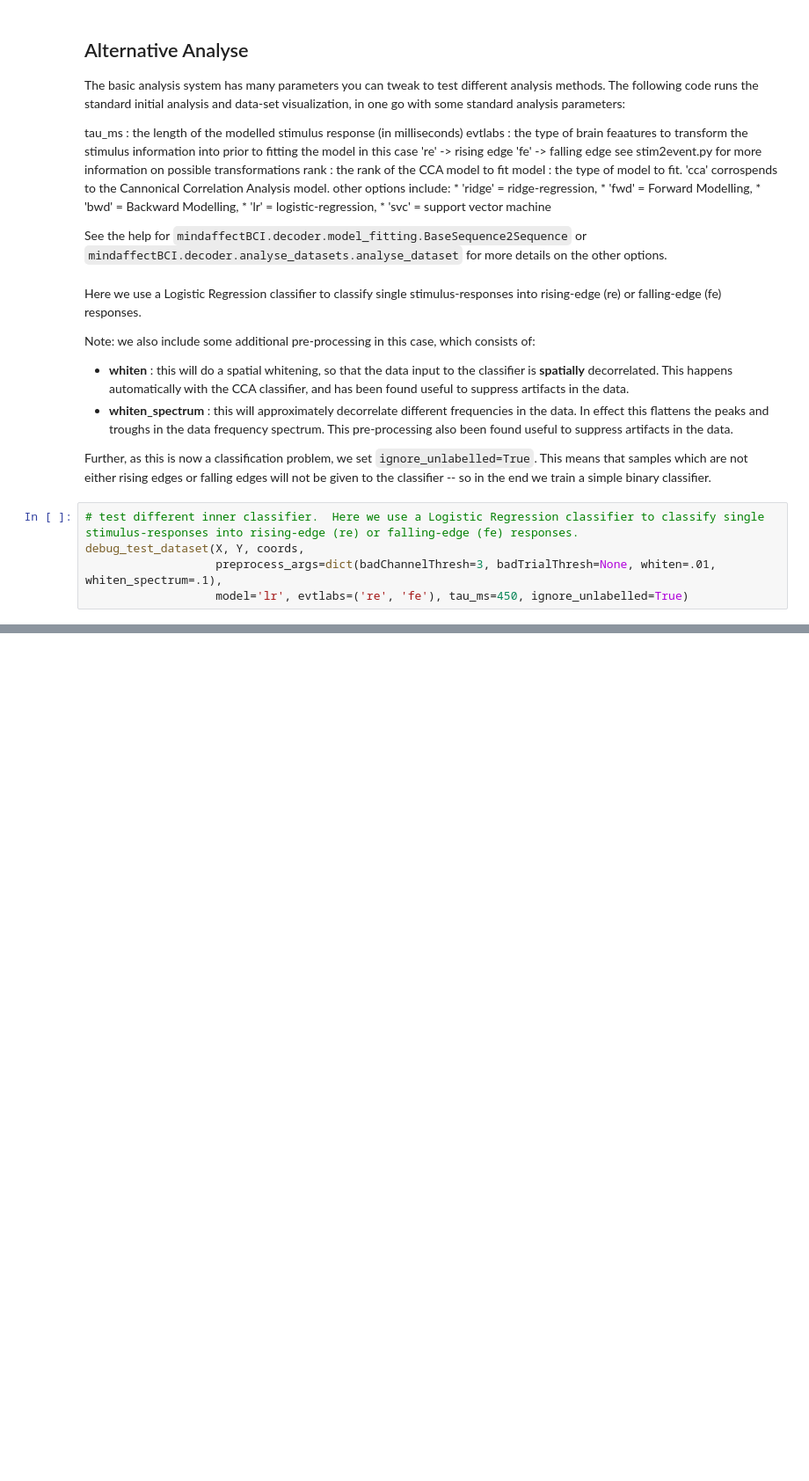
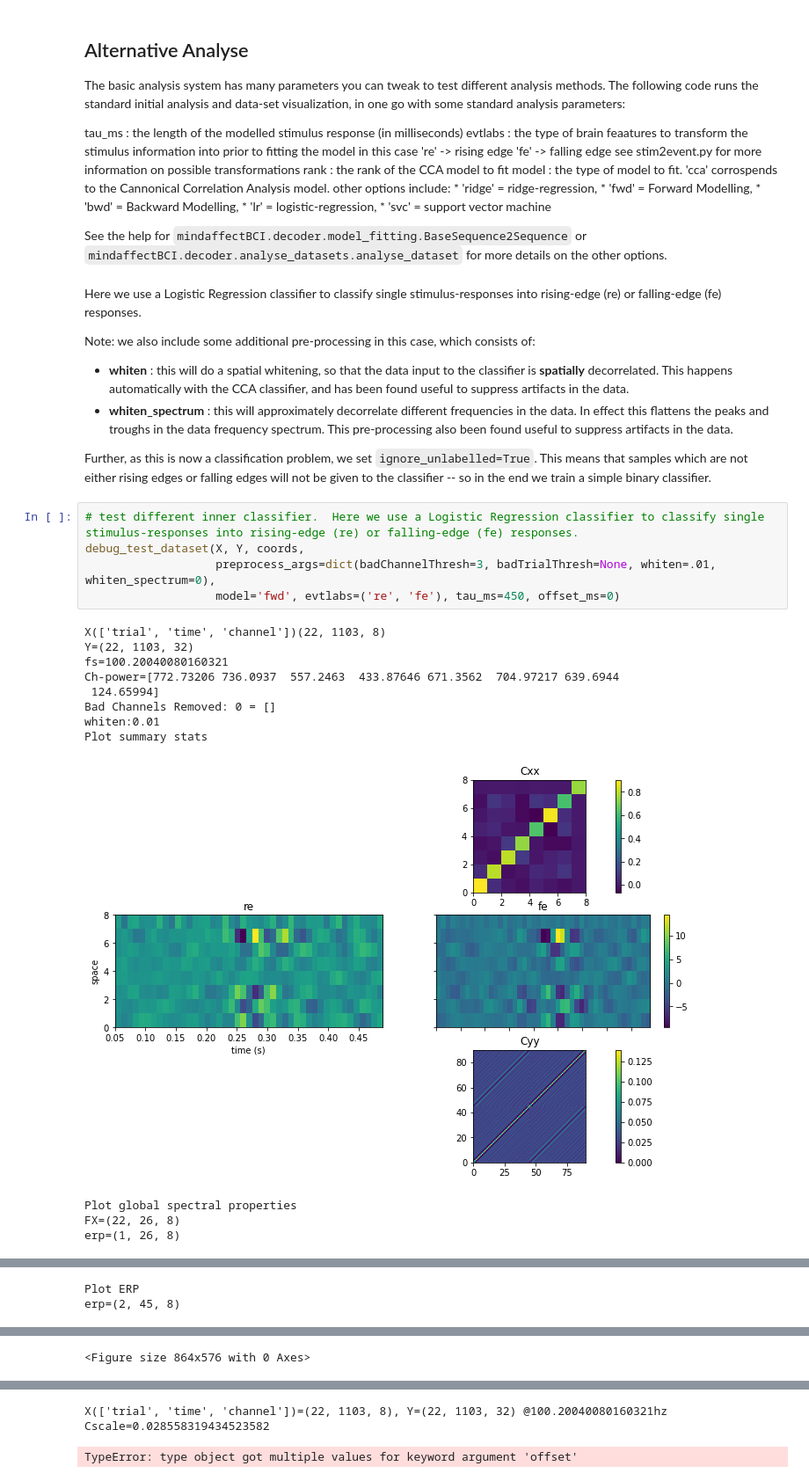
Before and after one commit to mindaffect/pymindaffectBCI, a Jupyter notebook: docs/source/offline_analysis.ipynb, the cells around one changed output, grey strips where cells are left out. Shown at 88% size. Cells and saved outputs as stored; diff of their text form; blank space fills up the shorter version.

```diff
--- a/docs/source/offline_analysis.ipynb
+++ b/docs/source/offline_analysis.ipynb
@@ -246,5 +248,18 @@ Further, as this is now a classification problem, we set `ignore_unlabelled=True
 # %%
 # test different inner classifier.  Here we use a Logistic Regression classifier to classify single stimulus-responses into rising-edge (re) or falling-edge (fe) responses.
 debug_test_dataset(X, Y, coords,
-                   preprocess_args=dict(badChannelThresh=3, badTrialThresh=None, whiten=.01, whiten_spectrum=.1),
-                   model='lr', evtlabs=('re', 'fe'), tau_ms=450, ignore_unlabelled=True)
+                   preprocess_args=dict(badChannelThresh=3, badTrialThresh=None, whiten=.01, whiten_spectrum=0),
+                   model='fwd', evtlabs=('re', 'fe'), tau_ms=450, offset_ms=0)
+# %% [output]
+X(['trial', 'time', 'channel'])(22, 1103, 8)
+Y=(22, 1103, 32)
+fs=100.20040080160321
+Ch-power=[772.73206 736.0937  557.2463  433.87646 671.3562  704.97217 639.6944
+ 124.65994]
+Bad Channels Removed: 0 = []
+whiten:0.01
+Plot summary stats
+[figure, added]
+Plot global spectral properties
+FX=(22, 26, 8)
+erp=(1, 26, 8)
@@ -250,0 +267,2 @@ debug_test_dataset(X, Y, coords,
+Plot ERP
+erp=(2, 45, 8)
@@ -250,0 +270 @@ debug_test_dataset(X, Y, coords,
+<Figure size 864x576 with 0 Axes>
@@ -250,0 +272,3 @@ debug_test_dataset(X, Y, coords,
+X(['trial', 'time', 'channel'])=(22, 1103, 8), Y=(22, 1103, 32) @100.20040080160321hz
+Cscale=0.028558319434523582
+TypeError: type object got multiple values for keyword argument 'offset'
```
Also changed, not shown: parts of 4 cells of this notebook, 5 other files.
